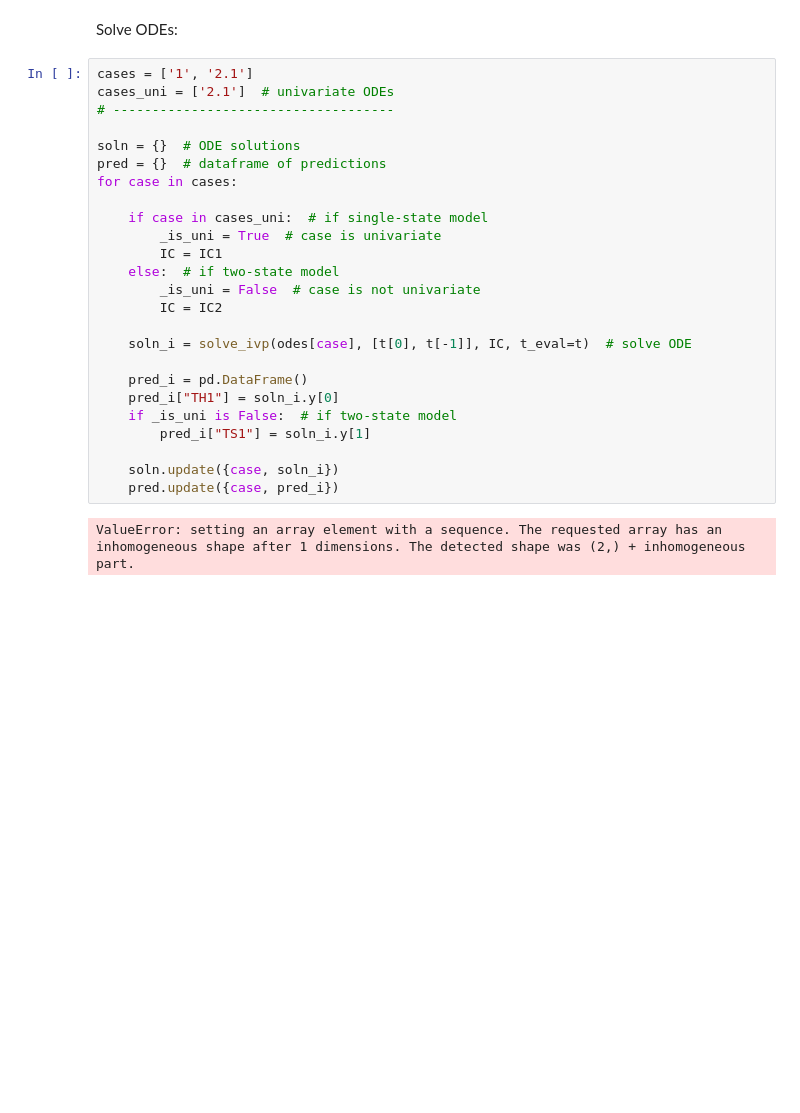
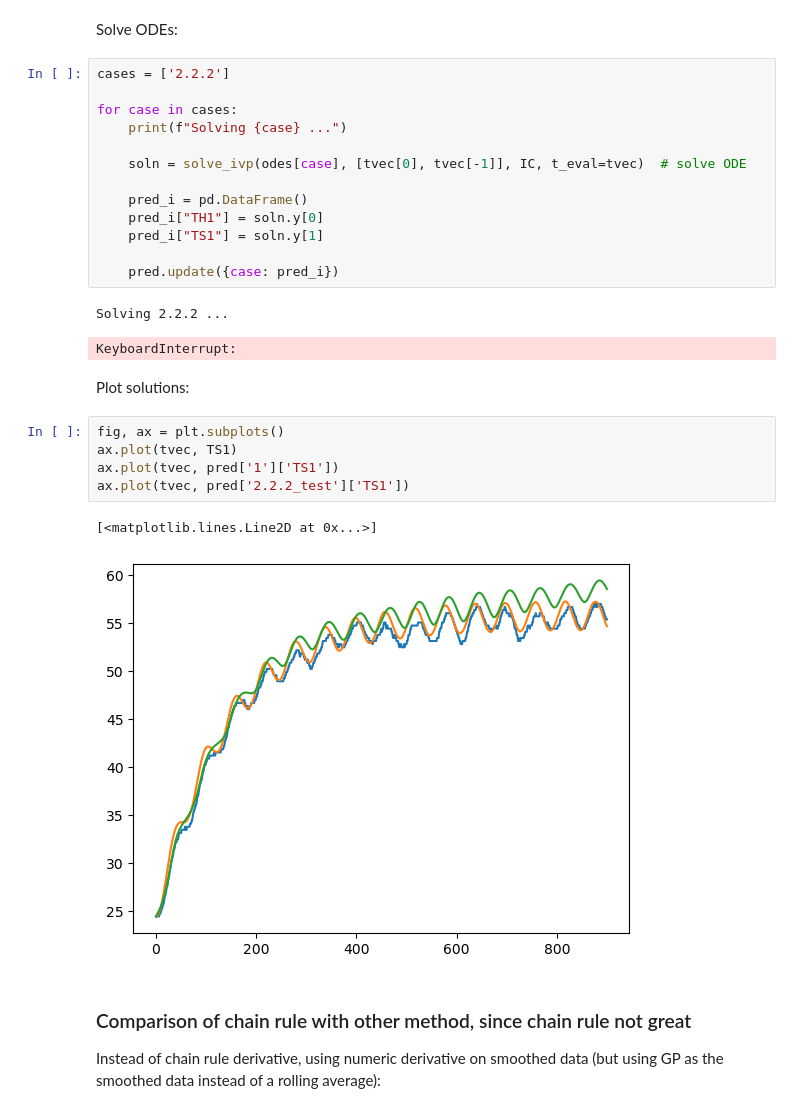
Before and after one commit to jakekrell/FoKL-GPy, a Jupyter notebook: examples/pyomo_tclab/pyomo_tclab_v4.1.ipynb, the cells around one changed output. Saved outputs shown, nothing was run; the diff lists cells and outputs as text; blank space fills up the shorter version.

```diff
--- a/examples/pyomo_tclab/pyomo_tclab_v4.1.ipynb
+++ b/examples/pyomo_tclab/pyomo_tclab_v4.1.ipynb
@@ -211,29 +288,32 @@ odes = {'1': ode_1, '2.1': ode_2_1}
 # %% [markdown]
 Solve ODEs:
 # %%
-cases = ['1', '2.1']
-cases_uni = ['2.1']  # univariate ODEs
-# ------------------------------------
+cases = ['2.2.2']
 
-soln = {}  # ODE solutions
-pred = {}  # dataframe of predictions
 for case in cases:
+    print(f"Solving {case} ...")
 
-    if case in cases_uni:  # if single-state model
-        _is_uni = True  # case is univariate
-        IC = IC1
-    else:  # if two-state model
-        _is_uni = False  # case is not univariate
-        IC = IC2
-
-    soln_i = solve_ivp(odes[case], [t[0], t[-1]], IC, t_eval=t)  # solve ODE
+    soln = solve_ivp(odes[case], [tvec[0], tvec[-1]], IC, t_eval=tvec)  # solve ODE
 
     pred_i = pd.DataFrame()
-    pred_i["TH1"] = soln_i.y[0]
-    if _is_uni is False:  # if two-state model
-        pred_i["TS1"] = soln_i.y[1]
+    pred_i["TH1"] = soln.y[0]
+    pred_i["TS1"] = soln.y[1]
 
-    soln.update({case, soln_i})
-    pred.update({case, pred_i})
+    pred.update({case: pred_i})
 # %% [output]
-ValueError: setting an array element with a sequence. The requested array has an inhomogeneous shape after 1 dimensions. The detected shape was (2,) + inhomogeneous part.
+Solving 2.2.2 ...
+KeyboardInterrupt:
+# %% [markdown]
+Plot solutions:
+# %%
+fig, ax = plt.subplots()
+ax.plot(tvec, TS1)
+ax.plot(tvec, pred['1']['TS1'])
+ax.plot(tvec, pred['2.2.2_test']['TS1'])
+# %% [output]
+[<matplotlib.lines.Line2D at 0x...>]
+[figure, added]
+# %% [markdown]
+### Comparison of chain rule with other method, since chain rule not great
+
+Instead of chain rule derivative, using numeric derivative on smoothed data (but using GP as the smoothed data instead of a rolling average):
```
Also changed, not shown: parts of 31 cells of this notebook.
